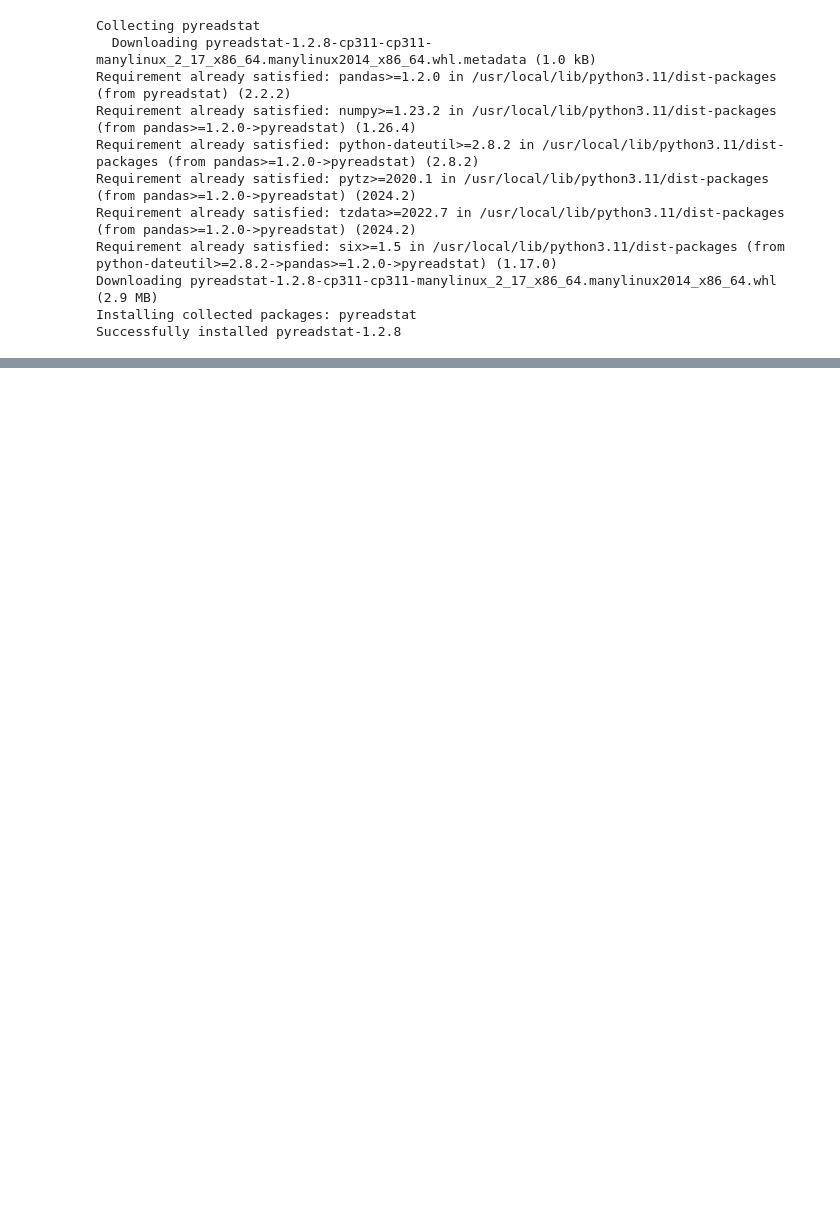
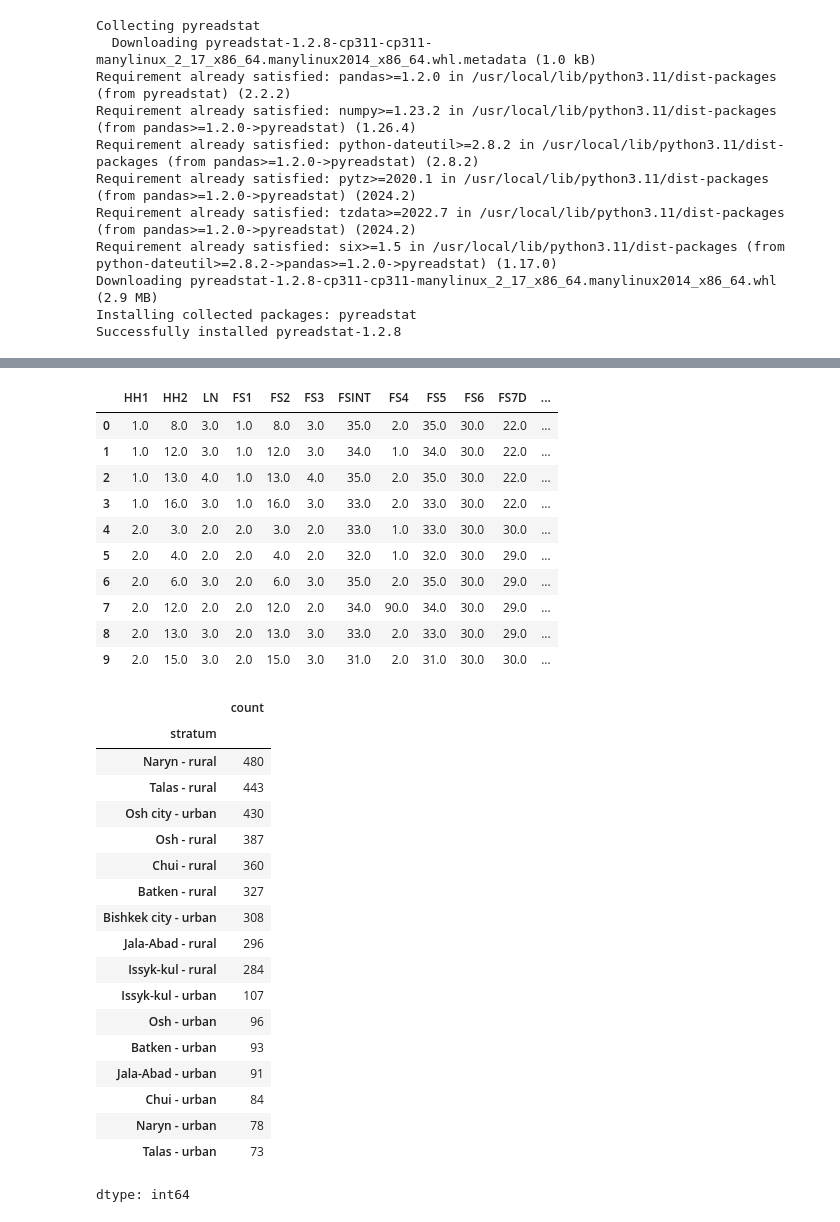
Before and after one commit to Jonchyk/Datamgmt, a Jupyter notebook: PS1.ipynb, the cells around one changed output, grey strips where cells are left out. Drawn from its saved outputs; the diff is of its cells as text; code cells hidden in the pictures; blank space fills up the shorter version.

```diff
--- a/PS1.ipynb
+++ b/PS1.ipynb
@@ -83,3 +83,13 @@ Requirement already satisfied: six>=1.5 in /usr/local/lib/python3.11/dist-packag
 Downloading pyreadstat-1.2.8-cp311-cp311-manylinux_2_17_x86_64.manylinux2014_x86_64.whl (2.9 MB)
 Installing collected packages: pyreadstat
 Successfully installed pyreadstat-1.2.8
+# %%
+#read spss file
+df = pd.read_spss("fs.sav")
+pd.set_option('display.max_rows',1000)
+pd.set_option('display.max_columns', None)  # No limit on columns
+#let's take a peek at this data set.
+df.head(10)
+#Let's specifically look at our geographic breakdown, since this is important
+df["stratum"].value_counts()
+# %% [output]
@@ -85,0 +97,30 @@ Successfully installed pyreadstat-1.2.8
+|  | HH1 | HH2 | LN | FS1 | FS2 | FS3 | FSINT | FS4 | FS5 | FS6 | FS7D | ... |
+| 0 | 1.0 | 8.0 | 3.0 | 1.0 | 8.0 | 3.0 | 35.0 | 2.0 | 35.0 | 30.0 | 22.0 | ... |
+| 1 | 1.0 | 12.0 | 3.0 | 1.0 | 12.0 | 3.0 | 34.0 | 1.0 | 34.0 | 30.0 | 22.0 | ... |
+| 2 | 1.0 | 13.0 | 4.0 | 1.0 | 13.0 | 4.0 | 35.0 | 2.0 | 35.0 | 30.0 | 22.0 | ... |
+| 3 | 1.0 | 16.0 | 3.0 | 1.0 | 16.0 | 3.0 | 33.0 | 2.0 | 33.0 | 30.0 | 22.0 | ... |
+| 4 | 2.0 | 3.0 | 2.0 | 2.0 | 3.0 | 2.0 | 33.0 | 1.0 | 33.0 | 30.0 | 30.0 | ... |
+| 5 | 2.0 | 4.0 | 2.0 | 2.0 | 4.0 | 2.0 | 32.0 | 1.0 | 32.0 | 30.0 | 29.0 | ... |
+| 6 | 2.0 | 6.0 | 3.0 | 2.0 | 6.0 | 3.0 | 35.0 | 2.0 | 35.0 | 30.0 | 29.0 | ... |
+| 7 | 2.0 | 12.0 | 2.0 | 2.0 | 12.0 | 2.0 | 34.0 | 90.0 | 34.0 | 30.0 | 29.0 | ... |
+| 8 | 2.0 | 13.0 | 3.0 | 2.0 | 13.0 | 3.0 | 33.0 | 2.0 | 33.0 | 30.0 | 29.0 | ... |
+| 9 | 2.0 | 15.0 | 3.0 | 2.0 | 15.0 | 3.0 | 31.0 | 2.0 | 31.0 | 30.0 | 30.0 | ... |
+|  | count |
+| stratum |  |
+| Naryn - rural | 480 |
+| Talas - rural | 443 |
+| Osh city - urban | 430 |
+| Osh - rural | 387 |
+| Chui - rural | 360 |
+| Batken - rural | 327 |
+| Bishkek city - urban | 308 |
+| Jala-Abad - rural | 296 |
+| Issyk-kul - rural | 284 |
+| Issyk-kul - urban | 107 |
+| Osh - urban | 96 |
+| Batken - urban | 93 |
+| Jala-Abad - urban | 91 |
+| Chui - urban | 84 |
+| Naryn - urban | 78 |
+| Talas - urban | 73 |
+dtype: int64
```
Also changed, not shown: parts of 4 cells of this notebook.
